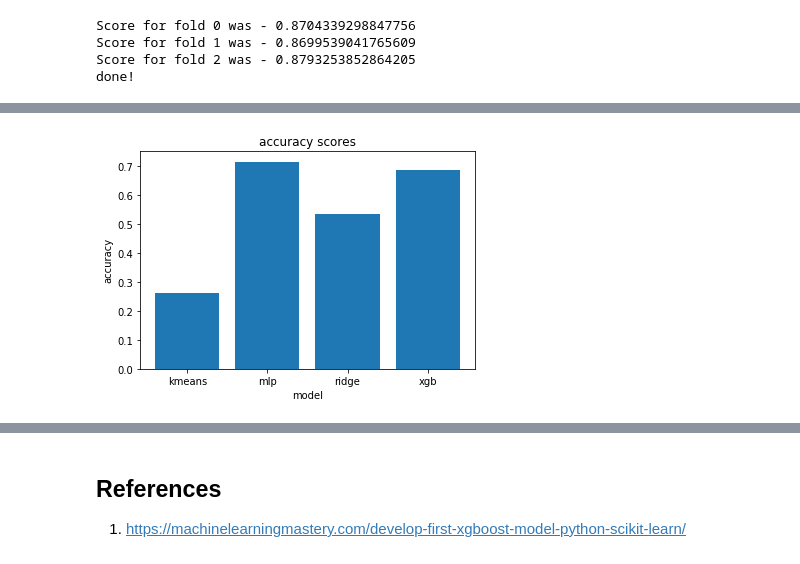
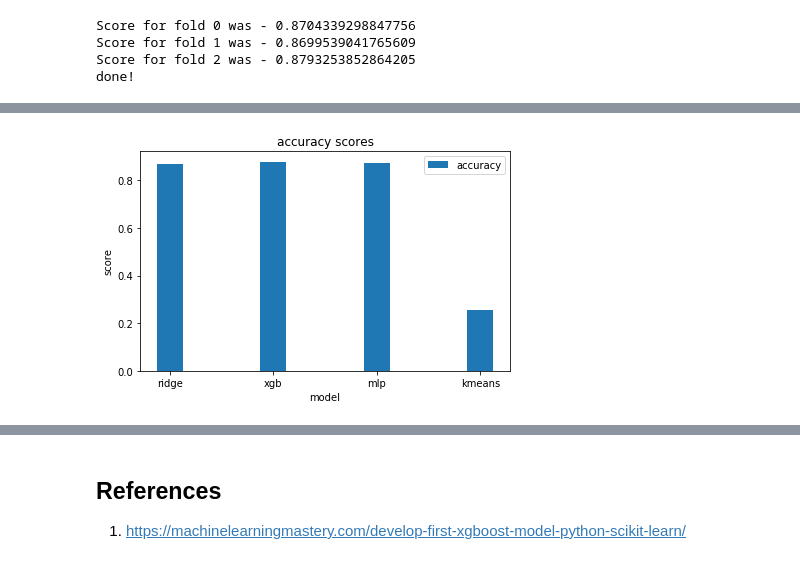
Before and after one commit to irfanhasan/461P-final-proj, a Jupyter notebook: fnc_kfold.ipynb, the cells around one changed output, grey strips where cells are left out. Drawn from its saved outputs; the diff is of its cells as text; code cells hidden in the pictures.

```diff
--- a/fnc_kfold.ipynb
+++ b/fnc_kfold.ipynb
@@ -309,11 +321,18 @@ ridge_c
 # %%
-X_acc = ['ridge', 'kmeans', 'xgb','mlp']
-Y_acc = [ridge_c[3], kmeans_c[3], xgb_c[3], mlp_c[3]]
+fig, ax = plt.subplots()
+index = np.arange(4)
+bar_width = 0.25
 
-plt.bar(X_acc, Y_acc)
+X_acc = ['ridge', 'xgb','mlp', 'kmeans']
+Y_acc = [ridge_c[4], xgb_c[4], mlp_c[4], kmeans_c[4],]
+rect1 = plt.bar(index, Y_acc, bar_width, label='accuracy')
+
 plt.xlabel('model')
-plt.ylabel('accuracy')
+plt.ylabel('score')
 plt.title('accuracy scores')
+plt.xticks(index, X_acc)
+plt.legend()
+plt.tight_layout()
 plt.show()
 # %% [output]
-[figure, old version]
+[figure, new version]
```
Also changed, not shown: parts of 13 cells of this notebook.
